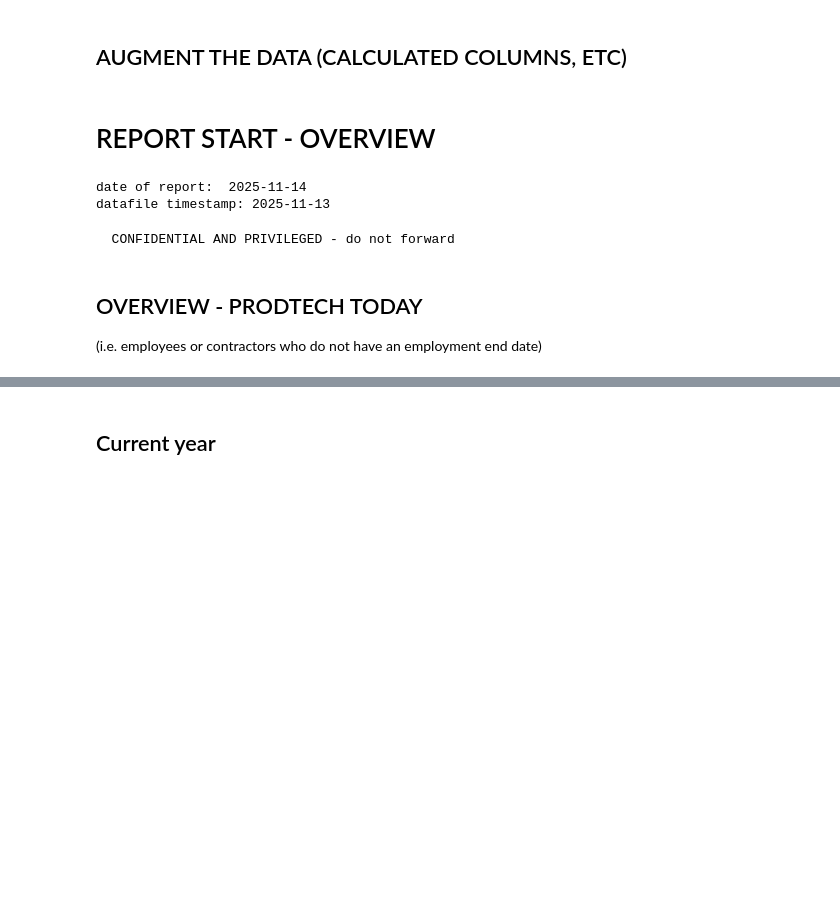
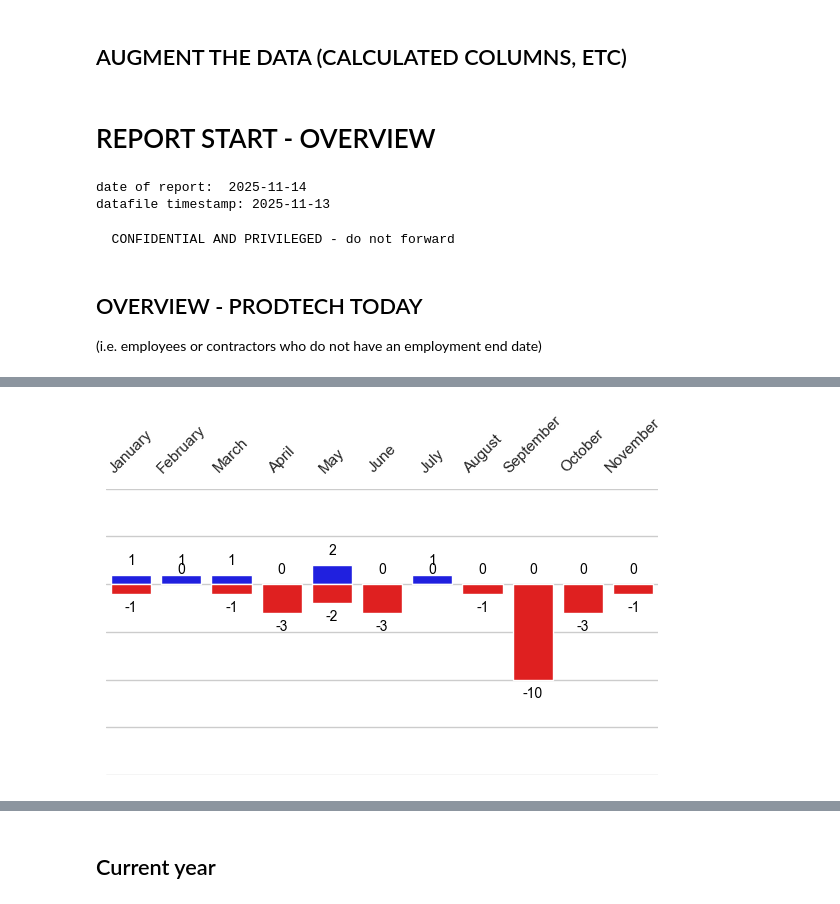
Before and after one commit to demedlher/PRODTECH_INVESTMENTS, a Jupyter notebook: PT-headcount.ipynb, the cells around one changed output, grey strips where cells are left out. Saved outputs shown, nothing was run; the diff lists cells and outputs as text; code cells hidden in the pictures; blank space fills up the shorter version.

```diff
--- a/PT-headcount.ipynb
+++ b/PT-headcount.ipynb
@@ -1020,0 +1124,90 @@ Team members with a set end date in 2025 (highlighted: not left yet): 25
+# %%
+# Let's look at some monthly stats on joiners (new recruitment) and leavers for the last year
+# create a dataframe to contain the number of joiners and leavers each month
+# we will use the month as the index for the dataframe
+
+print("\nJoiners and leavers in ", current_year, "\n")
+
+df_joiners_leavers_monthly = pd.DataFrame(columns=["joiners", "leavers", "increase"])
+df_joiners_leavers_monthly.index.name = "month"
+
+for x in range(1, 12):
+    # find the joiners for these months
+    df8 = df[(df.start.dt.month.eq(x)) & (df.start.dt.year.eq(current_year))]
+    df8.style.format(na_rep="")
+    # find the leavers for these months
+    df9 = df[(df.end.dt.month.eq(x)) & (df.end.dt.year.eq(current_year))]
+    df9.style.format(na_rep="")
+
+    df_joiners_leavers_monthly.at[x, "leavers"] = len(df9)
+    df_joiners_leavers_monthly.at[x, "joiners"] = len(df8)
+
+# calculate the difference
+df_joiners_leavers_monthly["increase"] = (
+    df_joiners_leavers_monthly.joiners - df_joiners_leavers_monthly.leavers
+)
+
+plt.figure(figsize=(6, 4))
+plot = sns.barplot(
+    df_joiners_leavers_monthly,
+    x=df_joiners_leavers_monthly.index,
+    y="joiners",
+    alpha=1,
+    color="blue",
+)
+plot = sns.barplot(
+    df_joiners_leavers_monthly,
+    x=df_joiners_leavers_monthly.index,
+    y=-df_joiners_leavers_monthly.leavers,
+    alpha=1,
+    color="red",
+)
+
+plot.bar_label(
+    plot.containers[0],
+    label_type="edge",
+    color="black",
+    rotation=0,
+    fontsize=10,
+    padding=5,
+)
+plot.bar_label(
+    plot.containers[1],
+    label_type="edge",
+    color="black",
+    rotation=0,
+    fontsize=10,
+    padding=5,
+)
+plot.set(xlabel="", ylabel="", title="")
+plot.spines["top"].set_visible(False)
+plot.spines["right"].set_visible(False)
+plot.spines["bottom"].set_visible(False)
+plot.spines["left"].set_visible(False)
+
+plot.set_xticklabels(
+    [
+        calendar.month_name[i]
+        for i in range(1, 13)
+        if i in df_joiners_leavers_monthly.index
+    ]
+)
+plot.set_xticklabels(plot.get_xticklabels(), rotation=45)
+plot.xaxis.tick_top()
+plot.xaxis.set_label_position("top")
+plot.set_ylim([-20, 10])
+plot.set(yticklabels=[])
+# Remove all tick marks
+plot.tick_params(left=False, bottom=False, top=False, right=False)
+# set or suppress the x and y axis labels
+plot.set_ylabel("")
+plot.set_xlabel("")
+# set or suppress title
+plot.set_title("")
+
+# Remove extra space at bottom
+plt.tight_layout()
+plt.subplots_adjust(bottom=0.05)
+
+plt.show()
+# %% [output]
@@ -1021 +1215,2 @@ Team members with a set end date in 2025 (highlighted: not left yet): 25
+[figure, new version]
 # %% [markdown]
```
Also changed, not shown: parts of 22 cells of this notebook, 1 other file.
